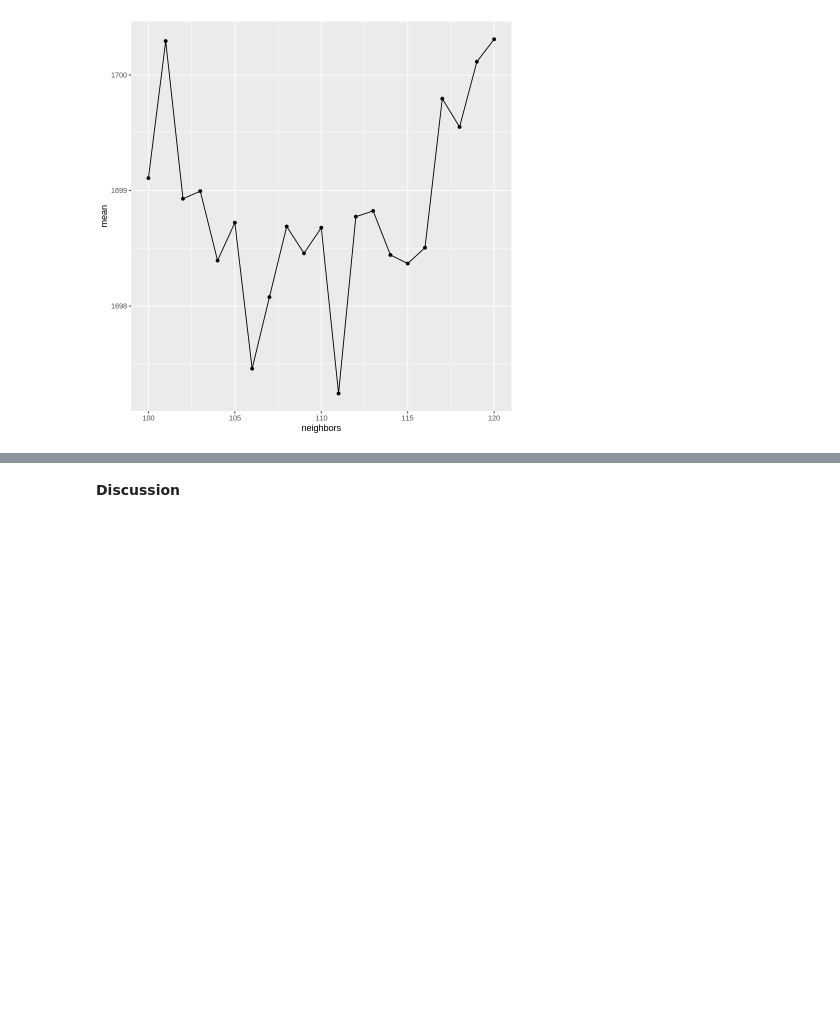
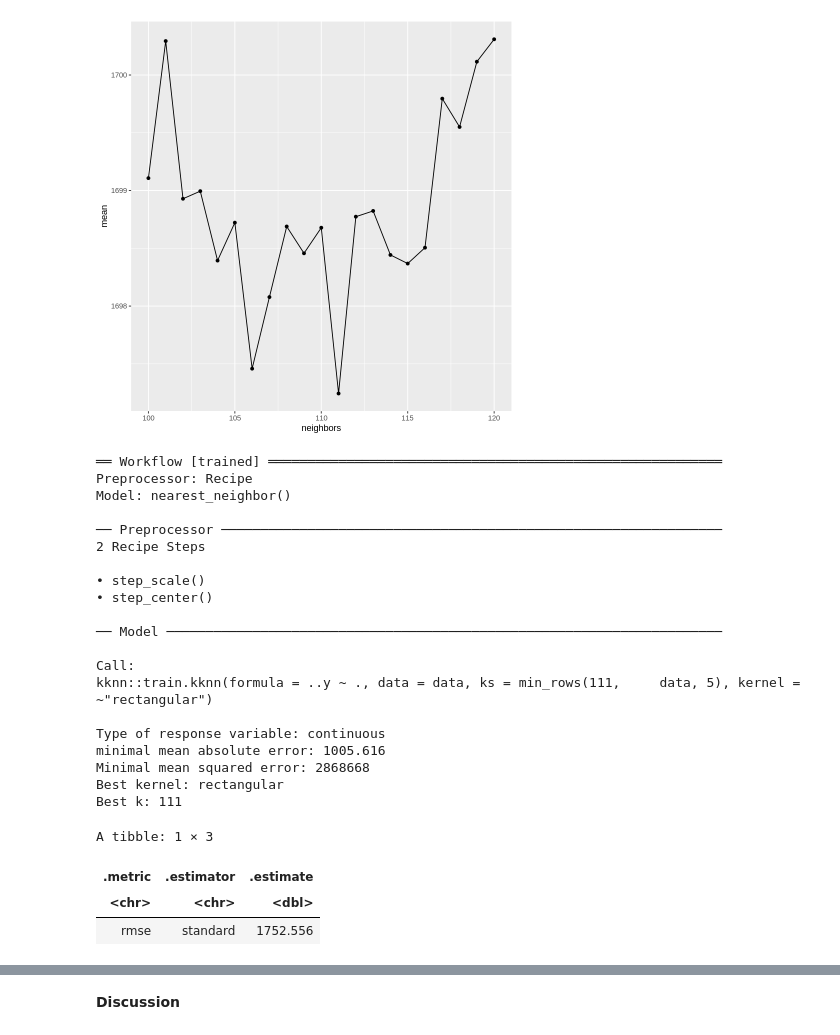
Before and after one commit to EliNAdr/DSCI-100_007-13, a Jupyter notebook: Project_report.ipynb, the cells around one changed output, grey strips where cells are left out. Cells and saved outputs as stored; diff of their text form; code cells hidden in the pictures; blank space fills up the shorter version.

Commit message:
Almost done analysis

```diff
--- a/Project_report.ipynb
+++ b/Project_report.ipynb
@@ -171,4 +154,54 @@ A tibble: 1 × 7
 | <dbl> | <chr> | <chr> | <dbl> | <int> | <dbl> | <chr> |
 | 111 | rmse | standard | 1697.243 | 5 | 56.82302 | Preprocessor1_Model12 |
 [figure]
+# %%
+# data analysis (knn regression) - model & testing
+
+# model
+knn_recipe <- recipe(rank_points ~ bpratio + height, data = player_train) |> # optimal predictor selection from tuning
+    step_scale(all_predictors()) |>
+    step_center(all_predictors())
+
+knn_model_spec <- nearest_neighbor(weight_func = "rectangular", neighbors = 111) |> # optimal k-value from tuning
+    set_engine("kknn") |>
+    set_mode("regression")
+
+knn_model_workflow <- workflow() |>
+    add_recipe(knn_recipe) |>
+    add_model(knn_model_spec) |>
+    fit(player_train)
+knn_model_workflow
+
+# testing
+knn_test_results <- knn_model_workflow |>
+    predict(player_test) |>
+    bind_cols(player_test) |>
+    metrics(truth = rank_points, estimate = .pred) |>
+    filter(.metric == "rmse")
+knn_test_results
+# %% [output]
+══ Workflow [trained] ══════════════════════════════════════════════════════════
+Preprocessor: Recipe
+Model: nearest_neighbor()
+
+── Preprocessor ────────────────────────────────────────────────────────────────
+2 Recipe Steps
+
+• step_scale()
+• step_center()
+
+── Model ───────────────────────────────────────────────────────────────────────
+
+Call:
+kknn::train.kknn(formula = ..y ~ ., data = data, ks = min_rows(111,     data, 5), kernel = ~"rectangular")
+
+Type of response variable: continuous
+minimal mean absolute error: 1005.616
+Minimal mean squared error: 2868668
+Best kernel: rectangular
+Best k: 111
+A tibble: 1 × 3
+| .metric | .estimator | .estimate |
+| <chr> | <chr> | <dbl> |
+| rmse | standard | 1752.556 |
 # %%
```
Also changed, not shown: parts of 5 cells of this notebook, 1 other file.
